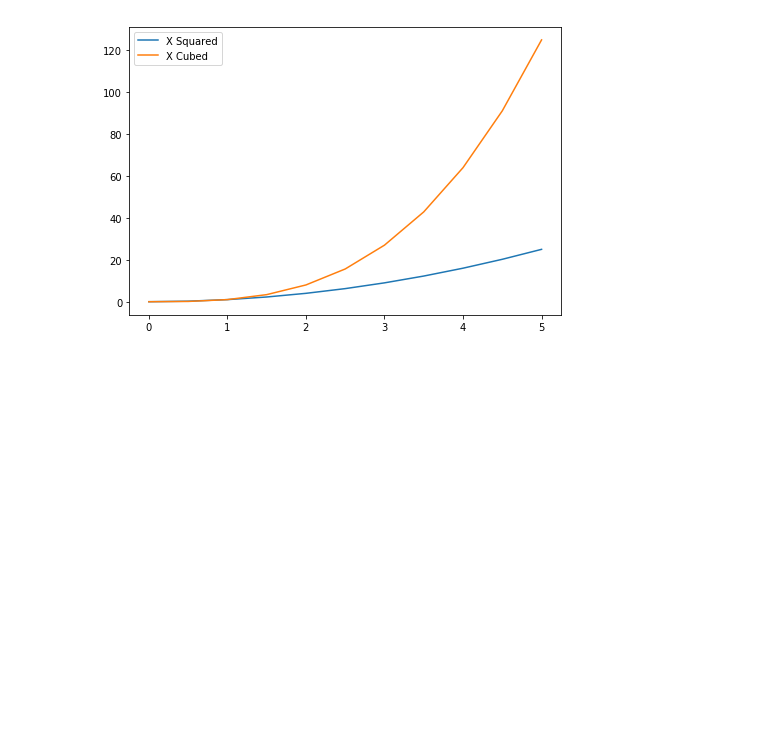
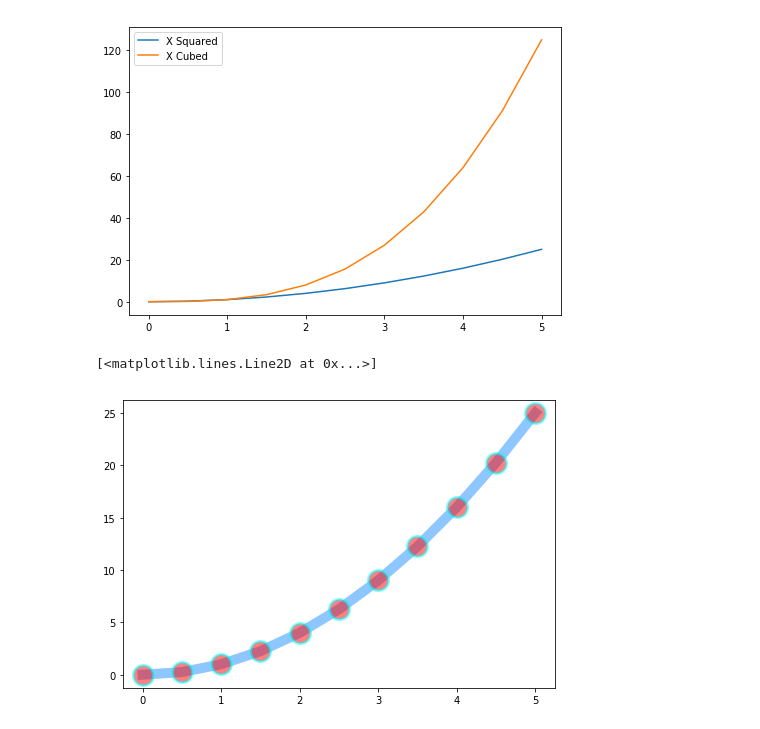
Before and after one commit to stradtkt/DataScience, a Jupyter notebook: matplotlib_practice.ipynb, the cells around one changed output. Cells and saved outputs as stored; diff of their text form; code cells hidden in the pictures; blank space fills up the shorter version.

Commit message:
Added more to matplotlib

```diff
--- a/matplotlib_practice.ipynb
+++ b/matplotlib_practice.ipynb
@@ -78,3 +78,10 @@ ax.legend(loc=0)
 # %% [output]
 <matplotlib.legend.Legend at 0x...>
 [figure]
+# %%
+fig = plt.figure()
+ax = fig.add_axes([0,0,1,1])
+ax.plot(x,y,color='dodgerblue', lw=10, alpha=0.5, ls="-", marker='o', markersize=20, markerfacecolor='red', markeredgewidth='3', markeredgecolor='aqua')
+# %% [output]
+[<matplotlib.lines.Line2D at 0x...>]
+[figure, added]
```
